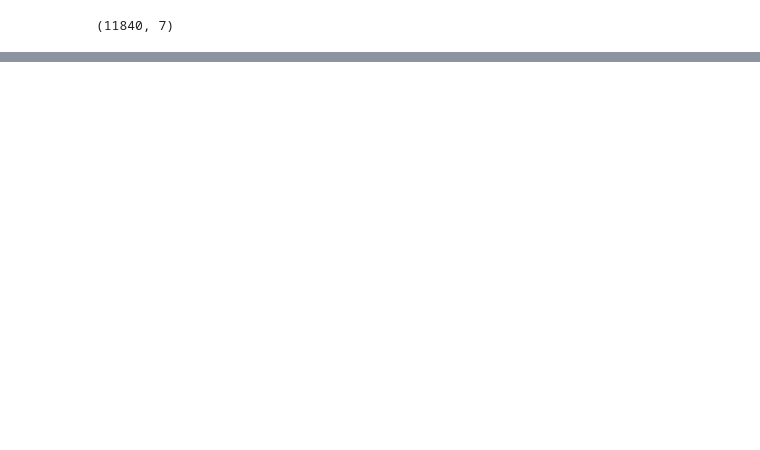
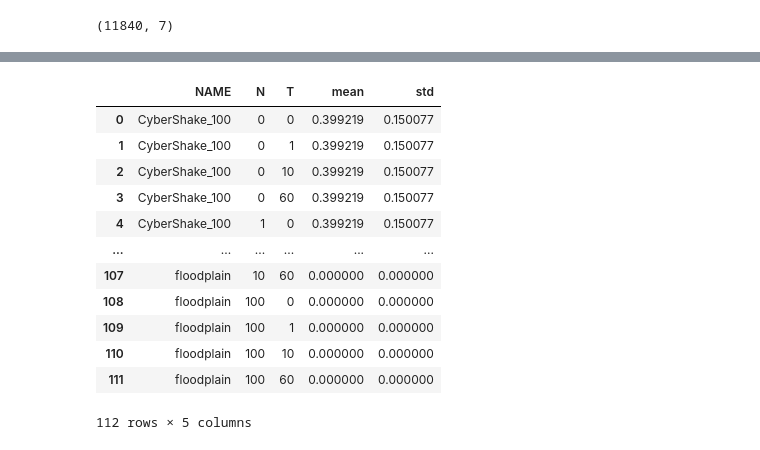
Before and after one commit to Felix-Kummer/master-thesis, a Jupyter notebook: experiments/grid_search_analysis.ipynb, the cells around one changed output, grey strips where cells are left out. Cells and saved outputs as stored; diff of their text form; code cells hidden in the pictures; blank space fills up the shorter version.

```diff
--- a/experiments/grid_search_analysis.ipynb
+++ b/experiments/grid_search_analysis.ipynb
@@ -36 +43,18 @@ original_data_frame.shape
+# %%
+aggregatedRealWfs = realWfs.groupby(['NAME','N','T'])['TRANSFER-FACTOR'].agg(['mean', 'std']).reset_index()
+aggregatedRealWfs
+# %% [output]
+|  | NAME | N | T | mean | std |
+| 0 | CyberShake_100 | 0 | 0 | 0.399219 | 0.150077 |
+| 1 | CyberShake_100 | 0 | 1 | 0.399219 | 0.150077 |
+| 2 | CyberShake_100 | 0 | 10 | 0.399219 | 0.150077 |
+| 3 | CyberShake_100 | 0 | 60 | 0.399219 | 0.150077 |
+| 4 | CyberShake_100 | 1 | 0 | 0.399219 | 0.150077 |
+| ... | ... | ... | ... | ... | ... |
+| 107 | floodplain | 10 | 60 | 0.000000 | 0.000000 |
+| 108 | floodplain | 100 | 0 | 0.000000 | 0.000000 |
+| 109 | floodplain | 100 | 1 | 0.000000 | 0.000000 |
+| 110 | floodplain | 100 | 10 | 0.000000 | 0.000000 |
+| 111 | floodplain | 100 | 60 | 0.000000 | 0.000000 |
+112 rows × 5 columns
 # %%
```
Also changed, not shown: parts of 10 cells of this notebook, 1 other file.
